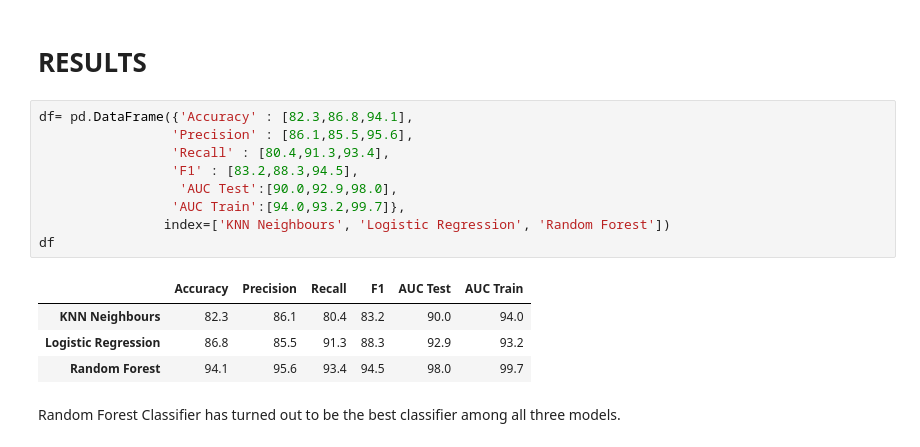
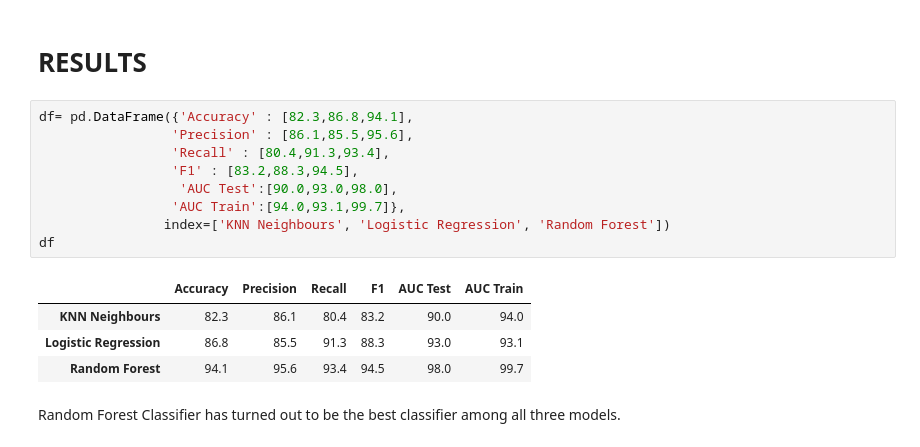
Before and after one commit to hiteshtiwari7/Internet-Service-Churn, a Jupyter notebook: InternetChurn.ipynb, the cells around one changed output. Drawn from its saved outputs; the diff is of its cells as text.

```diff
--- a/InternetChurn.ipynb
+++ b/InternetChurn.ipynb
@@ -838,16 +838,16 @@ AUC on Train data is 0.9975945463743385
 # %%
 df= pd.DataFrame({'Accuracy' : [82.3,86.8,94.1],
                  'Precision' : [86.1,85.5,95.6],
                  'Recall' : [80.4,91.3,93.4],
                  'F1' : [83.2,88.3,94.5],
-                  'AUC Test':[90.0,92.9,98.0],
-                 'AUC Train':[94.0,93.2,99.7]},
+                  'AUC Test':[90.0,93.0,98.0],
+                 'AUC Train':[94.0,93.1,99.7]},
                 index=['KNN Neighbours', 'Logistic Regression', 'Random Forest'])
 df
 # %% [output]
 |  | Accuracy | Precision | Recall | F1 | AUC Test | AUC Train |
 | KNN Neighbours | 82.3 | 86.1 | 80.4 | 83.2 | 90.0 | 94.0 |
-| Logistic Regression | 86.8 | 85.5 | 91.3 | 88.3 | 92.9 | 93.2 |
+| Logistic Regression | 86.8 | 85.5 | 91.3 | 88.3 | 93.0 | 93.1 |
 | Random Forest | 94.1 | 95.6 | 93.4 | 94.5 | 98.0 | 99.7 |
 # %% [markdown]
 Random Forest Classifier has turned out to be the best classifier among all three models.
```
Also changed, not shown: parts of 5 cells of this notebook.
